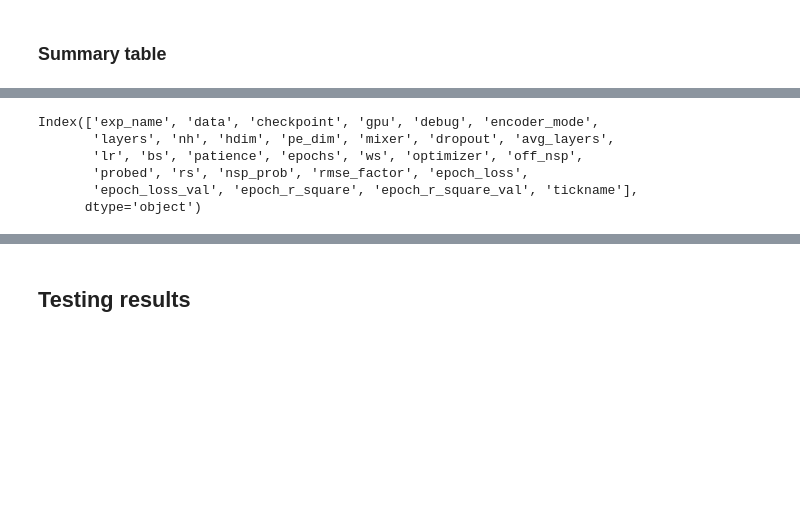
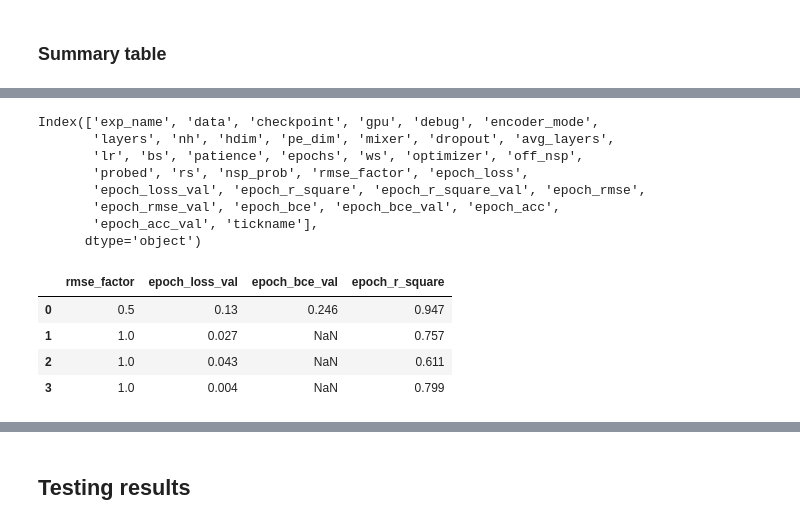
Before and after one commit to cridonoso/astromer, a Jupyter notebook: presentation/experiments/astromer_2/virualize_results.ipynb, the cells around one changed output, grey strips where cells are left out. Saved outputs shown, nothing was run; the diff lists cells and outputs as text; code cells hidden in the pictures; blank space fills up the shorter version.

```diff
--- a/presentation/experiments/astromer_2/virualize_results.ipynb
+++ b/presentation/experiments/astromer_2/virualize_results.ipynb
@@ -60,24 +66,33 @@ Index(['exp_name', 'data', 'checkpoint', 'gpu', 'debug', 'encoder_mode',
 # %%
 def format_label(x):
     if x['data'].endswith('/'):
         x['data'] = x['data'][:-1]
 
     title = x['data'].split('/')[-1]
 
     label = 'Enc: {}\n Layers: {}\n Mixer: {}\n Dropout: {:.2f}\n RMSE a: {}\n AvgOut: {}\n Probed: {:.2f}\nData:{}'.format(x['encoder_mode'], x['layers'],
                                                              x['mixer'], x['dropout'], x['rmse_factor'],
                                                              x['avg_layers'], x['probed'], title)
     return label
 
 results['tickname'] = results.apply(lambda x: format_label(x), 1)
-results.columns
+print(results.columns)
+
+results[['rmse_factor', 'epoch_loss_val', 'epoch_bce_val', 'epoch_r_square']]
 # %% [output]
 Index(['exp_name', 'data', 'checkpoint', 'gpu', 'debug', 'encoder_mode',
        'layers', 'nh', 'hdim', 'pe_dim', 'mixer', 'dropout', 'avg_layers',
        'lr', 'bs', 'patience', 'epochs', 'ws', 'optimizer', 'off_nsp',
        'probed', 'rs', 'nsp_prob', 'rmse_factor', 'epoch_loss',
-       'epoch_loss_val', 'epoch_r_square', 'epoch_r_square_val', 'tickname'],
+       'epoch_loss_val', 'epoch_r_square', 'epoch_r_square_val', 'epoch_rmse',
+       'epoch_rmse_val', 'epoch_bce', 'epoch_bce_val', 'epoch_acc',
+       'epoch_acc_val', 'tickname'],
       dtype='object')
+|  | rmse_factor | epoch_loss_val | epoch_bce_val | epoch_r_square |
+| 0 | 0.5 | 0.13 | 0.246 | 0.947 |
+| 1 | 1.0 | 0.027 | NaN | 0.757 |
+| 2 | 1.0 | 0.043 | NaN | 0.611 |
+| 3 | 1.0 | 0.004 | NaN | 0.799 |
 # %%
 fig, axes = plt.subplots(1, 2, gridspec_kw={'hspace': 0., 'wspace': 0.2}, dpi=300, figsize=(14, 4))
 axes = axes.flatten()
```
Also changed, not shown: parts of 7 cells of this notebook, 1 other file.
